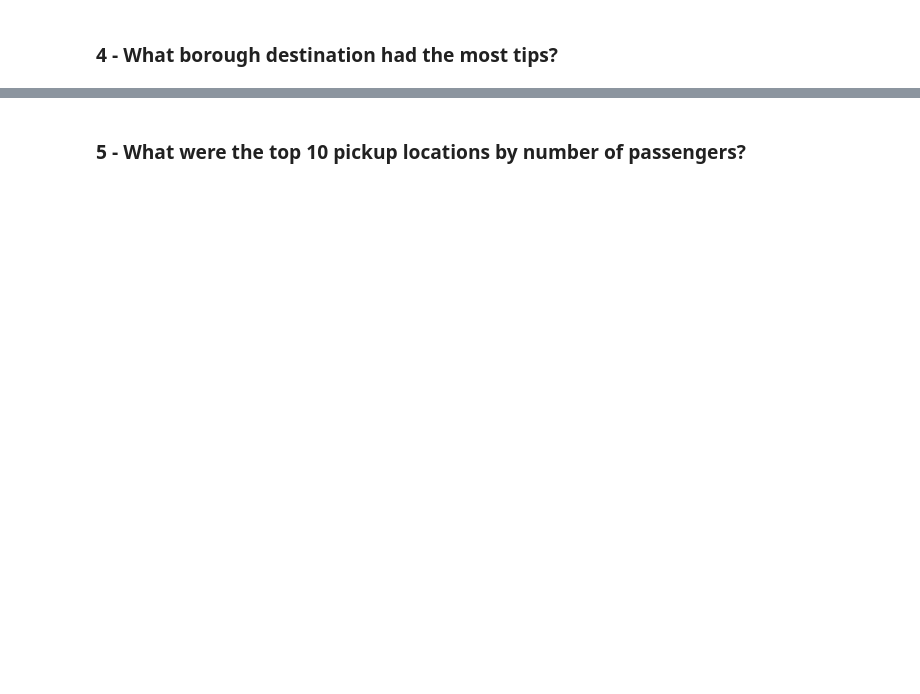
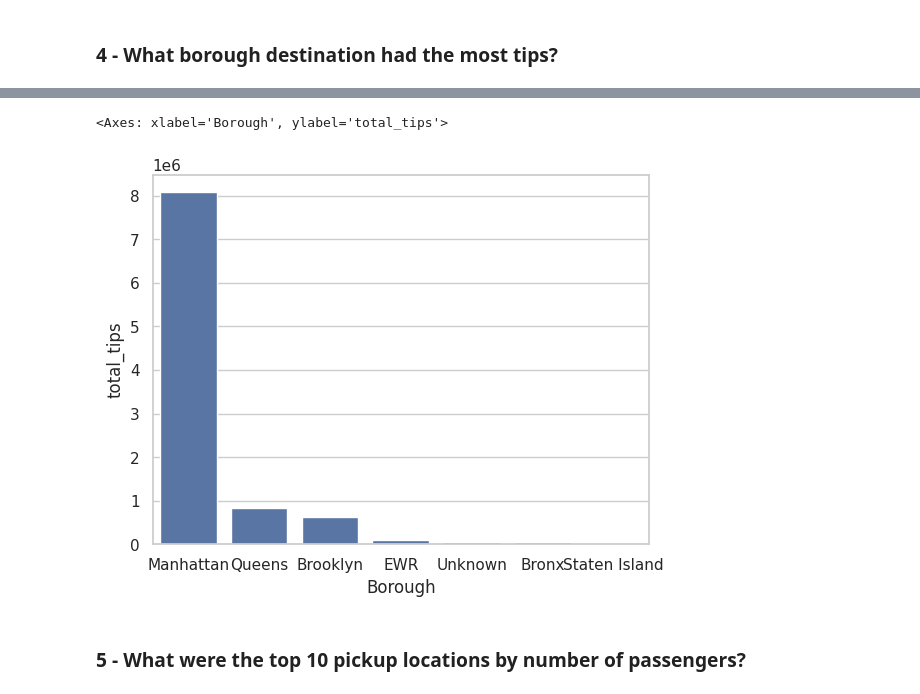
Before and after one commit to samjurassic/datascience-demo, a Jupyter notebook: workshop/DS_Skills_Lab_Colab.ipynb, the cells around one changed output, grey strips where cells are left out. Cells and saved outputs as stored; diff of their text form; code cells hidden in the pictures; blank space fills up the shorter version.

```diff
--- a/workshop/DS_Skills_Lab_Colab.ipynb
+++ b/workshop/DS_Skills_Lab_Colab.ipynb
@@ -48,0 +76,10 @@ trips["pickup_dow_num"] = trips["tpep_pickup_datetime"].apply(lambda x: x.day_of
+# %%
+trips = (
+    trips
+    .assign(
+        pickup_day=lambda d: d["tpep_pickup_datetime"].dt.day,
+        pickup_dow=lambda d: d["tpep_pickup_datetime"].dt.day_name(),
+        pickup_dow_num=lambda d: d["tpep_pickup_datetime"].dt.day_of_week
+    )
+)
+trips[["tpep_pickup_datetime", "pickup_day", "pickup_dow", "pickup_dow_num"]].head()
@@ -130,18 +189,23 @@ sns.barplot(result_3, x="Zone", y="airport_fee_sum")
 # %% [markdown]
 ### 4 - What borough destination had the most tips?
 # %%
-trips_merged_do_all = trips.merge(
-    taxi_zones, left_on=["DOLocationID"], right_on=["LocationID"], how="left"
+borough_metrics = (
+    trips
+    .merge(
+        taxi_zones,
+        left_on="DOLocationID",
+        right_on="LocationID",
+        how="left"
+    )
+    .groupby("Borough", as_index=False)
+    .agg(
+        total_tips=('tip_amount', 'sum'),
+        dropoff_count=('DOLocationID', 'count'),
+        avg_trip_distance=('trip_distance', 'mean')
+    )
+    .assign(
+        avg_trip_distance=lambda d: d['avg_trip_distance'].round(2),
+        total_tips=lambda d: d['total_tips'].round(0)
+    )
+    .sort_values("total_tips", ascending=False)
 )
-
-borough_metrics = (
-    trips_merged_do_all.groupby("Borough")
-    .agg(
-        {
-            "tip_amount": "sum",
-            "DOLocationID": "count",
-            "trip_distance": "mean",
-        }
-    )
-    .reset_index()
-)
@@ -152,2 +247,5 @@ borough_metrics[["Borough", "tip_amount"]]
 # %%
-sns.barplot(borough_metrics, x="Borough", y="tip_amount")
+sns.barplot(borough_metrics, x="Borough", y="total_tips")
+# %% [output]
+<Axes: xlabel='Borough', ylabel='total_tips'>
+[figure, added]
```
Also changed, not shown: parts of 37 cells of this notebook.
